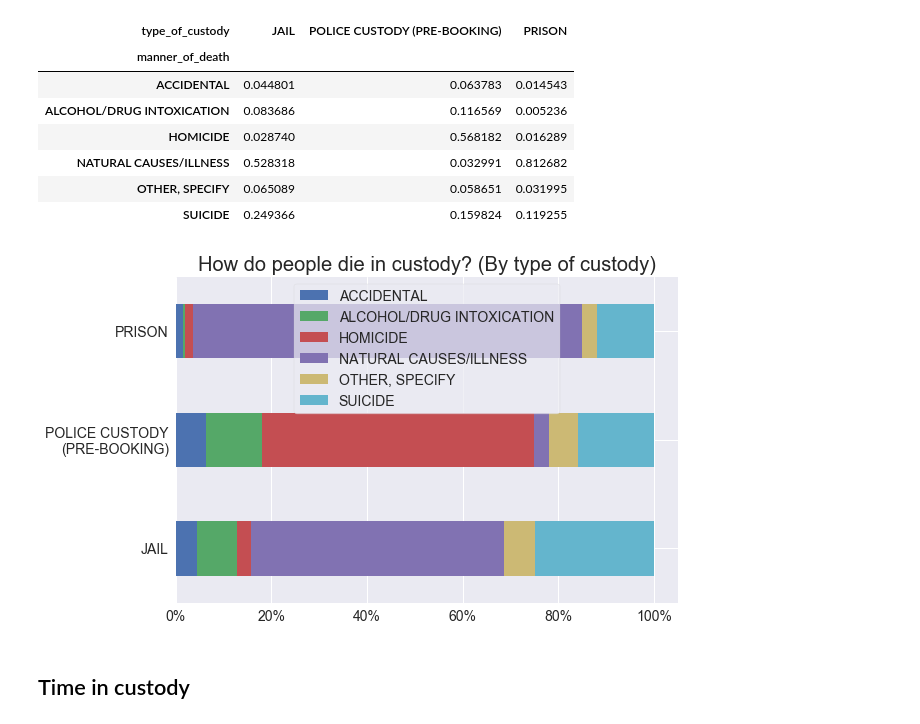
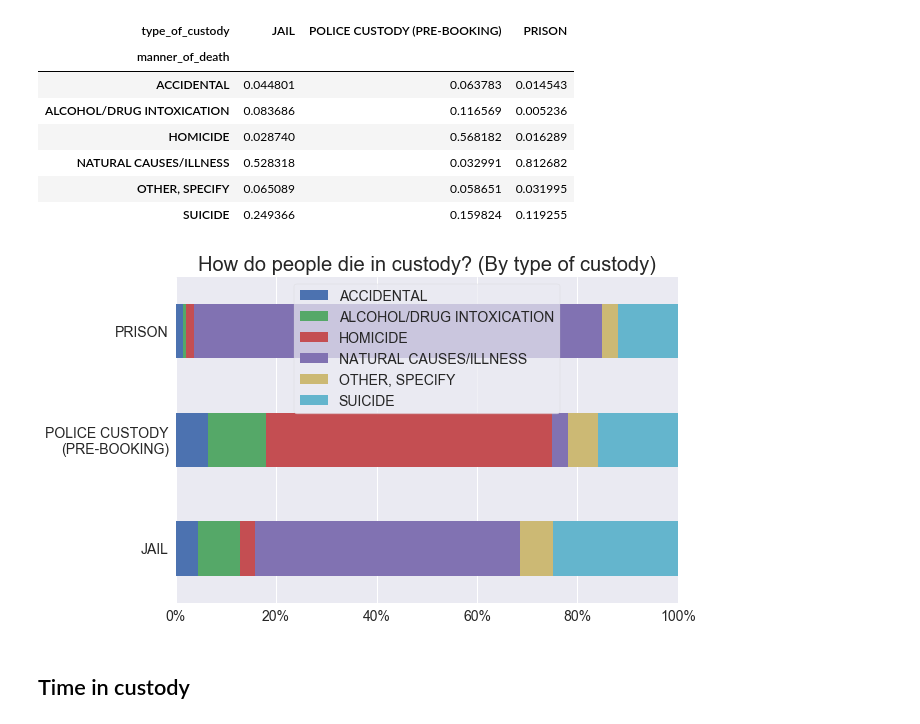
Before and after one commit to texas-justice-initiative/analysis, a Jupyter notebook: analyses/cdr_explore.ipynb, the cells around one changed output. Saved outputs shown, nothing was run; the diff lists cells and outputs as text; code cells hidden in the pictures.

```diff
--- a/analyses/cdr_explore.ipynb
+++ b/analyses/cdr_explore.ipynb
@@ -232,13 +232,14 @@ frame
 # %%
 fig, ax = plt.subplots(1)
 frame.T.plot(kind='barh', stacked=True, ax=ax)
 percentify_x(ax)
 ax.set_title('How do people die in custody? (By type of custody)')
 ax.legend(loc='upper center')
 ax.set_ylabel('')
+ax.set_xlim(0, 1)
 plotsaver.saveplot(fig, 'type_of_custody_and_manner_of_death')
 # %% [output]
-[figure, old version]
+[figure, new version]
 # %% [markdown]
 ## Time in custody
 # %%
```
Also changed, not shown: parts of 5 cells of this notebook, 4 other files.
